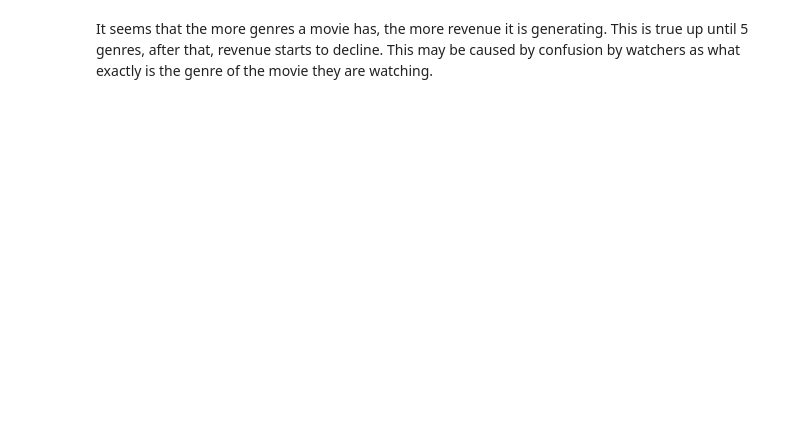
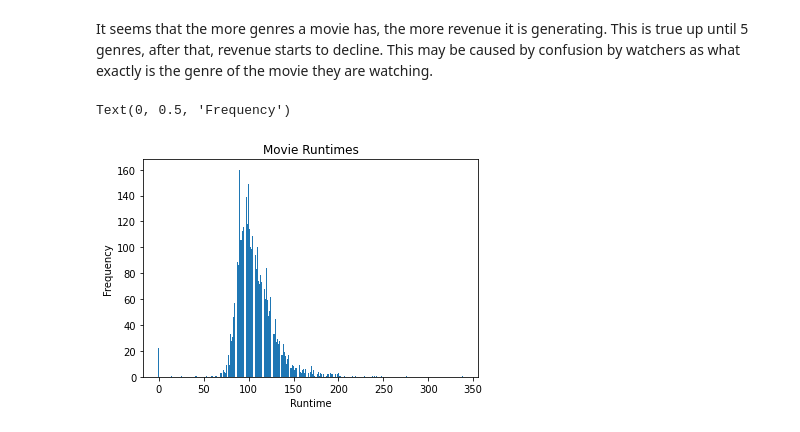
Before and after one commit to canon14/MovieRecommendationModel, a Jupyter notebook: MovieRecommendation.ipynb, the cells around one changed output. Cells and saved outputs as stored; diff of their text form; code cells hidden in the pictures; blank space fills up the shorter version.

```diff
--- a/MovieRecommendation.ipynb
+++ b/MovieRecommendation.ipynb
@@ -382,0 +397,21 @@ It seems that the more genres a movie has, the more revenue it is generating. Th
+# %%
+# create a figure and axis
+fig, ax = plt.subplots()
+
+# count the occurrence of each class
+data = tmdb_attributes_df['runtime'].value_counts()
+
+# get x and y data
+runtime = data.index
+frequency = data.values
+
+# create bar chart
+ax.bar(runtime, frequency)
+
+# set title and labels
+ax.set_title('Movie Runtimes')
+ax.set_xlabel('Runtime')
+ax.set_ylabel('Frequency')
+# %% [output]
+Text(0, 0.5, 'Frequency')
+[figure, added]
```
Also changed, not shown: parts of 13 cells of this notebook.
